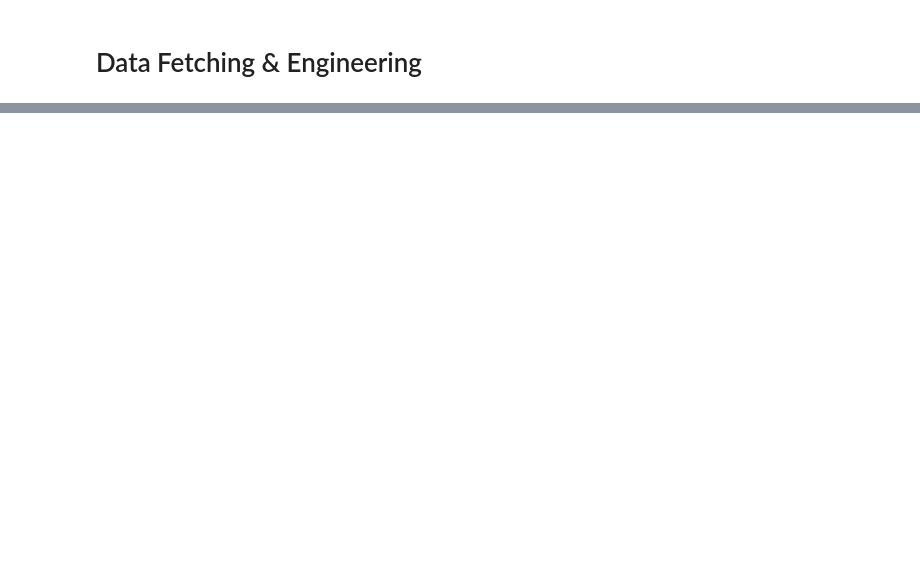
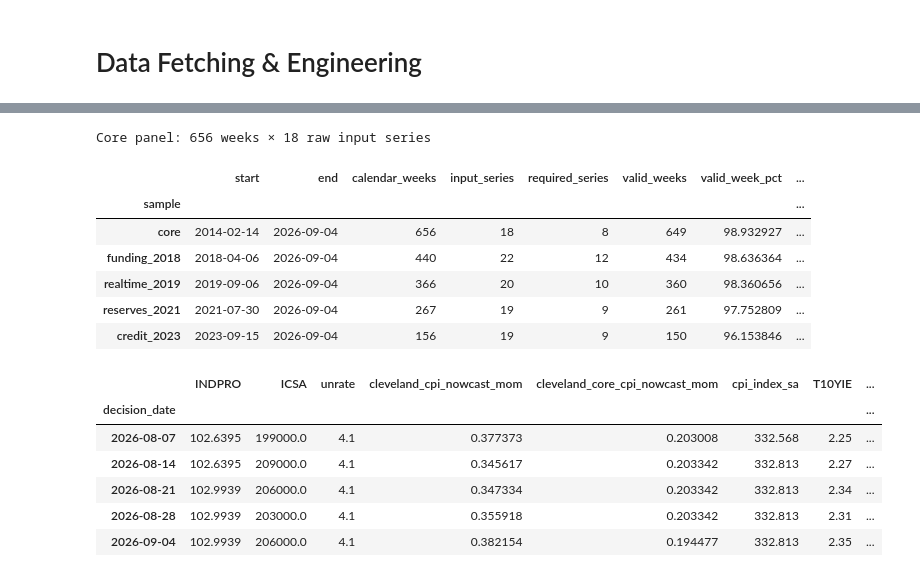
Before and after one commit to Yzc20060417/Systematic-Equities, a Jupyter notebook: Data_Engineering.ipynb, the cells around one changed output, grey strips where cells are left out. Drawn from its saved outputs; the diff is of its cells as text; code cells hidden in the pictures; blank space fills up the shorter version.

```diff
--- a/Data_Engineering.ipynb
+++ b/Data_Engineering.ipynb
@@ -505,0 +3353,75 @@ Saved: /Users/apple/Documents/GitHub/Systematic-Equities/data/infl_nowcast.parqu
+# %%
+# 17. Compiled-sample audit
+# ============================================================
+
+sample_audit_records = []
+
+for sample_name, sample in compiled_samples.items():
+    valid_week = sample["valid_week"]
+
+    sample_audit_records.append(
+        {
+            "sample": sample_name,
+            "start": sample["start"],
+            "end": sample["end"],
+            "calendar_weeks": len(
+                sample["inputs"]
+            ),
+            "input_series": sample[
+                "inputs"
+            ].shape[1],
+            "required_series": len(
+                sample["required_series"]
+            ),
+            "valid_weeks": int(
+                valid_week.sum()
+            ),
+            "valid_week_pct": (
+                100 * valid_week.mean()
+            ),
+            "longest_invalid_run_weeks": (
+                longest_true_run(~valid_week)
+            ),
+            "target_complete_weeks": int(
+                sample["targets"].notna().all(
+                    axis=1
+                ).sum()
+            ),
+        }
+    )
+
+sample_audit = (
+    pd.DataFrame(sample_audit_records)
+    .set_index("sample")
+    .sort_values("start")
+)
+
+core_panel = compiled_samples["core"]["inputs"]
+core_target_prices = compiled_samples["core"]["targets"]
+core_calendar = compiled_samples["core"]["calendar"]
+core_valid_week = compiled_samples["core"]["valid_week"]
+
+print(
+    f"Core panel: {core_panel.shape[0]:,} weeks × "
+    f"{core_panel.shape[1]:,} raw input series"
+)
+
+display(sample_audit)
+display(core_panel.tail())
+display(core_target_prices.tail())
+# %% [output]
+Core panel: 656 weeks × 18 raw input series
+|  | start | end | calendar_weeks | input_series | required_series | valid_weeks | valid_week_pct | ... |
+| sample |  |  |  |  |  |  |  | ... |
+| core | 2014-02-14 | 2026-09-04 | 656 | 18 | 8 | 649 | 98.932927 | ... |
+| funding_2018 | 2018-04-06 | 2026-09-04 | 440 | 22 | 12 | 434 | 98.636364 | ... |
+| realtime_2019 | 2019-09-06 | 2026-09-04 | 366 | 20 | 10 | 360 | 98.360656 | ... |
+| reserves_2021 | 2021-07-30 | 2026-09-04 | 267 | 19 | 9 | 261 | 97.752809 | ... |
+| credit_2023 | 2023-09-15 | 2026-09-04 | 156 | 19 | 9 | 150 | 96.153846 | ... |
+|  | INDPRO | ICSA | unrate | cleveland_cpi_nowcast_mom | cleveland_core_cpi_nowcast_mom | cpi_index_sa | T10YIE | ... |
+| decision_date |  |  |  |  |  |  |  | ... |
+| 2026-08-07 | 102.6395 | 199000.0 | 4.1 | 0.377373 | 0.203008 | 332.568 | 2.25 | ... |
+| 2026-08-14 | 102.6395 | 209000.0 | 4.1 | 0.345617 | 0.203342 | 332.813 | 2.27 | ... |
+| 2026-08-21 | 102.9939 | 206000.0 | 4.1 | 0.347334 | 0.203342 | 332.813 | 2.34 | ... |
+| 2026-08-28 | 102.9939 | 203000.0 | 4.1 | 0.355918 | 0.203342 | 332.813 | 2.31 | ... |
+| 2026-09-04 | 102.9939 | 206000.0 | 4.1 | 0.382154 | 0.194477 | 332.813 | 2.35 | ... |
```
Also changed, not shown: parts of 59 cells of this notebook, 3 other files.
